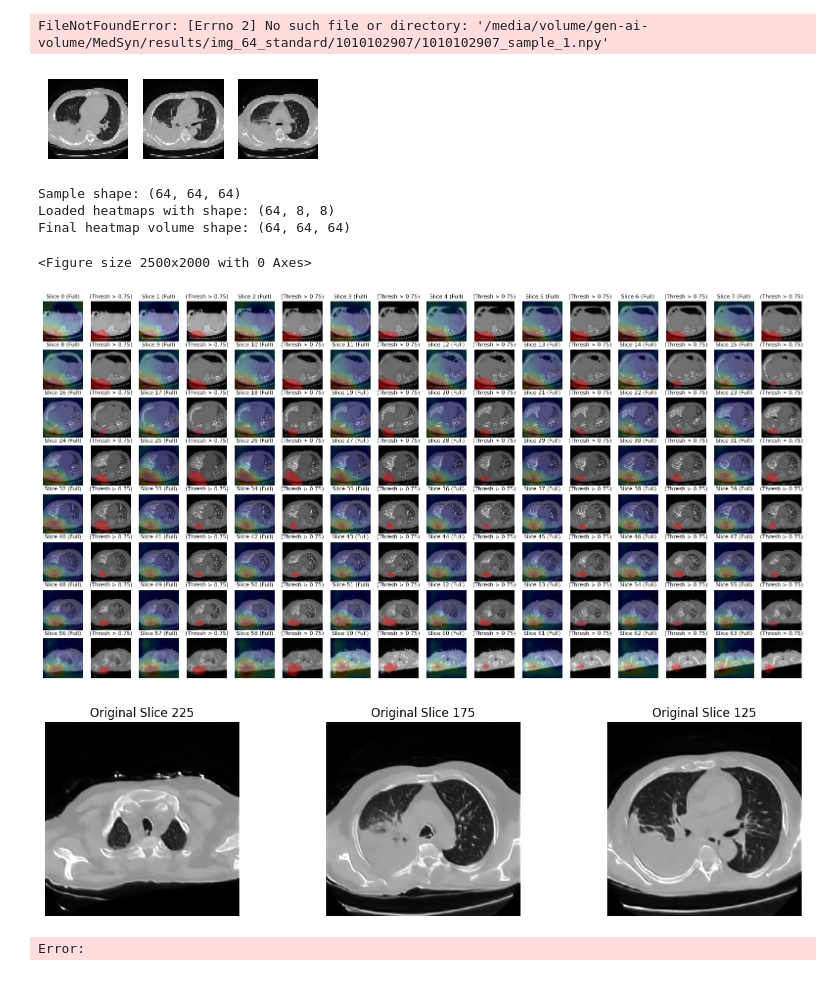
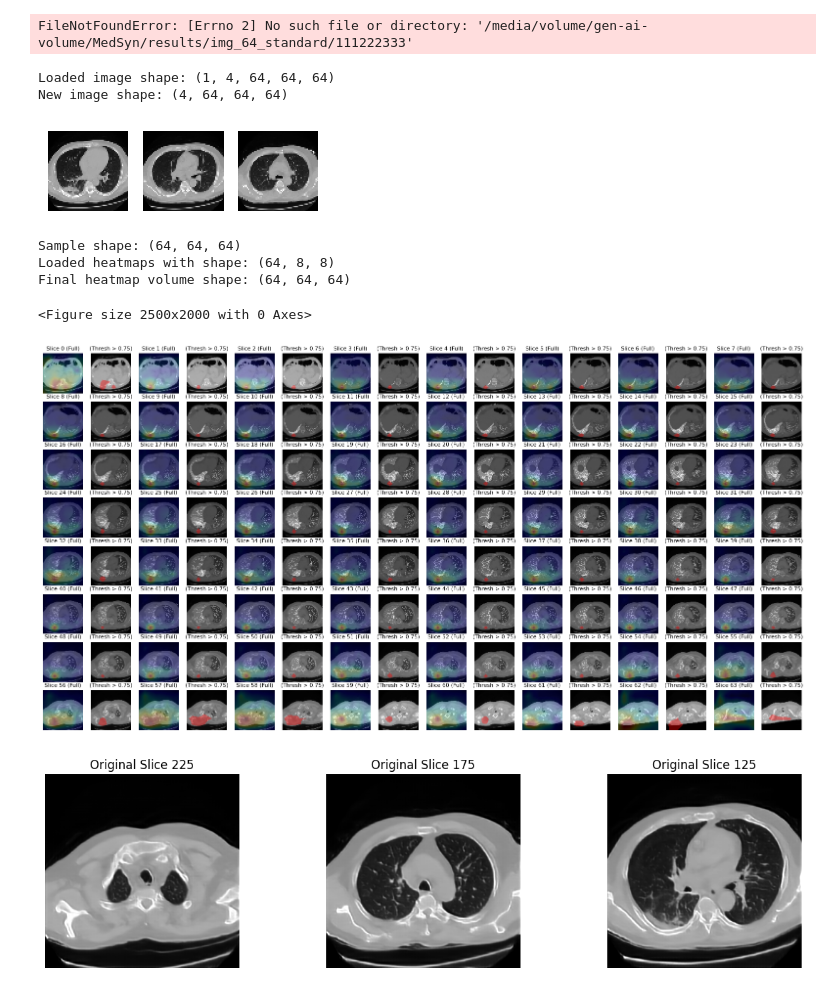
Before and after one commit to cmudig/MedsynBackend, a Jupyter notebook: src/apppy.ipynb, the cells around one changed output. Cells and saved outputs as stored; diff of their text form; code cells hidden in the pictures.

Commit message:
fixing file path in stage 1

```diff
--- a/src/apppy.ipynb
+++ b/src/apppy.ipynb
@@ -141,18 +177,20 @@ TypeError: can only concatenate str (not "int") to str
 # %%
-description="Chest with consolidation associated with right pleural effusion"
+description="Chest with consolidation associated with left pleural effusion"
 
 run_text_extractor_and_models(
     studyInstanceUID="111222333",
     description=description,
-    prompt="no right pleural effusion, no consolidation, no left pleural effusion",
+    prompt="left pleural based consolidation associated with mild left pleural effusion",
     output_folder="/media/volume/gen-ai-volume/MedSyn/results/text_embed",
     filename="111222333.npy",
     patient_name="111222333",
     patient_id="1010101112223332907",
-    series_instance_uid="111222333",
-    read_img_flag=False,
-    num_series_exists=0
+    series_instance_uid="111222333_1",
+    read_img_flag=True,
+    num_series_exists=1
 )
+# %% [output]
+FileNotFoundError: [Errno 2] No such file or directory: '/media/volume/gen-ai-volume/MedSyn/results/img_64_standard/111222333'
 # %%
 import numpy as np
 import os
@@ -160,8 +198,8 @@ import matplotlib.pyplot as plt
 import cv2
 import matplotlib.cm as cm
 
-generated_filename = "1010102907_sample_1.npy"
-output_folder = "/media/volume/gen-ai-volume/MedSyn/results/img_64_standard/1010102907"
+generated_filename = "111222333_sample_0.npy"
+output_folder = "/media/volume/gen-ai-volume/MedSyn/results/img_64_standard/111222333"
 image_path = os.path.join(output_folder, generated_filename)
 
 generated_image = np.load(image_path)  # Shape: (C, D, H, W) or (C, num_slices, height, width)
@@ -172,7 +210,8 @@ if generated_image.shape[0] == 1:  # Only squeeze axis=1 if it's 1
 
 print(f"New image shape: {generated_image.shape}")  # Check image dimensions
 # %% [output]
-FileNotFoundError: [Errno 2] No such file or directory: '/media/volume/gen-ai-volume/MedSyn/results/img_64_standard/1010102907/1010102907_sample_1.npy'
+Loaded image shape: (1, 4, 64, 64, 64)
+New image shape: (4, 64, 64, 64)
 # %%
 # Select slices for visualization
 num_slices = generated_image.shape[2]  # Depth of the image (D)
@@ -200,7 +239,7 @@ for i, slice_idx in enumerate(selected_slices):
 plt.tight_layout()
 plt.show()
 # %% [output]
-[figure, old version]
+[figure, new version]
 # %%
 import numpy as np
 import matplotlib.pyplot as plt
@@ -263,7 +302,7 @@ def overlay_heatmap_on_slices(volume, heatmap_volume, view='axial', n_rows=8, n_
     plt.show()
 
 
-heatmap_data_path = '/media/volume/gen-ai-volume/MedSyn/results/saliency_maps/1010102907/1010102907_sample_0_token_0_[CLS]_heatmaps.npy'
+heatmap_data_path = '/media/volume/gen-ai-volume/MedSyn/results/saliency_maps/111222333/111222333_sample_0_token_0_[CLS]_heatmaps.npy'
 
 # Load the generated images
 data = generated_image
@@ -310,43 +349,42 @@ Sample shape: (64, 64, 64)
 Loaded heatmaps with shape: (64, 8, 8)
 Final heatmap volume shape: (64, 64, 64)
 <Figure size 2500x2000 with 0 Axes>
-[figure, old version]
+[figure, new version]
 # %%
 import nibabel as nib
 
-generated_highres_filename = "1010102907_sample_0.nii.gz"
+generated_highres_filename = "111222333_sample_0.nii.gz"
 output_folder = "/media/volume/gen-ai-volume/MedSyn/results/img_256_standard/"
 image_path = os.path.join(output_folder, generated_highres_filename)
 
 nii_img = nib.load(image_path)
 
 # Convert NIfTI to NumPy array
 nii_data = nii_img.get_fdata()  # Shape: (depth, height, width)
 nii_data.shape
 
 num_slices_high_res = nii_data.shape[2]
 selected_slices_high_res = [225, 175, 125]  # Select three slices
 
 plt.figure(figsize=(12, 9))
 
 for i, slice_idx in enumerate(selected_slices_high_res):
     original_slice = nii_data[:, :, slice_idx]  # Extract original image slice
 
     # Ensure grayscale shape (H, W)
     if len(original_slice.shape) > 2:
         original_slice = original_slice[:, :, 0]  # Take the first channel if multi-channel
 
     # Flip images upside down
     original_slice = (np.rot90(original_slice))
 
     # ✅ Display Original Image & Heatmap Side by Side
     plt.subplot(3, len(selected_slices), i + 1)
     plt.imshow(original_slice, cmap="gray")
     plt.title(f"Original Slice {slice_idx}")
     plt.axis("off")
 
 plt.tight_layout()
 plt.show()
 # %% [output]
-[figure, old version]
+[figure, new version]
-Error:
```
Also changed, not shown: parts of 2 cells of this notebook, 2 other files.
